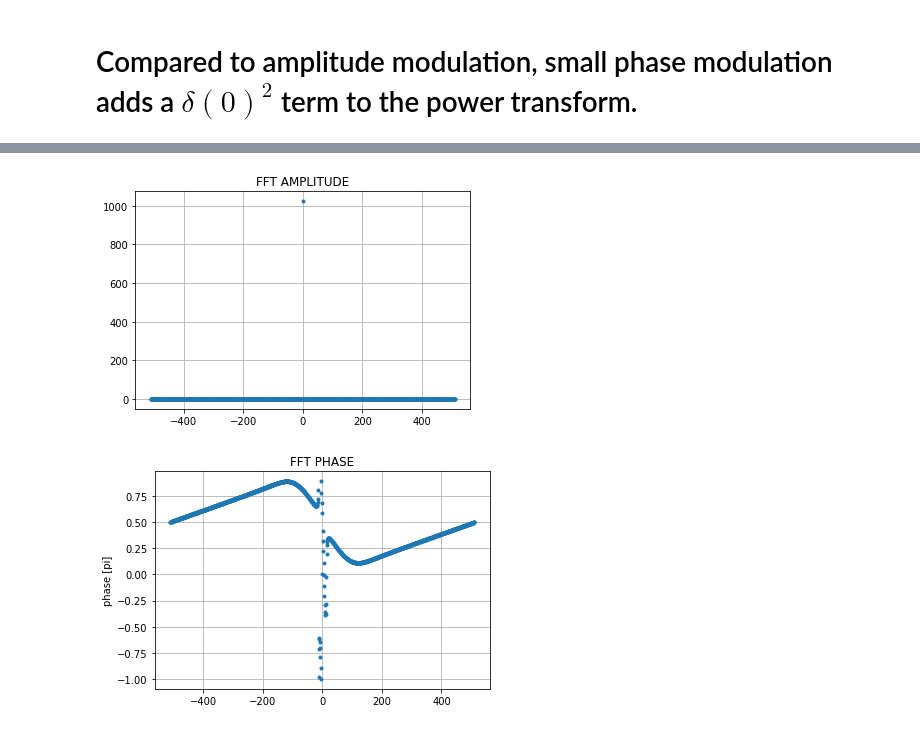
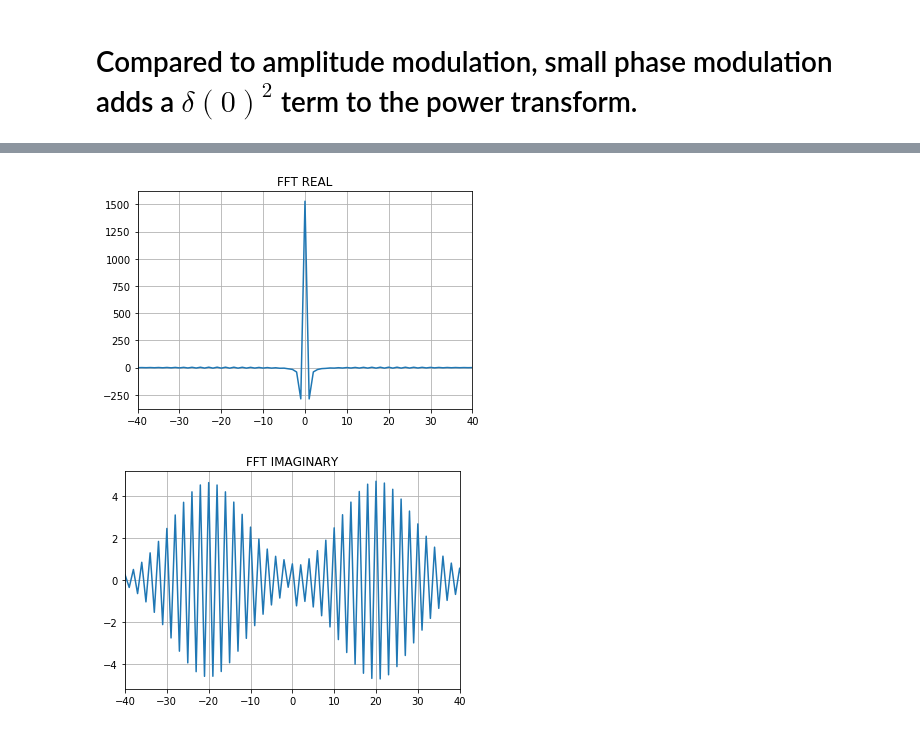
Before and after one commit to chen-pin/sleec, a Jupyter notebook: misc/Arbitrary_Phase_Modulation_1D.ipynb, the cells around one changed output, grey strips where cells are left out. Saved outputs shown, nothing was run; the diff lists cells and outputs as text; code cells hidden in the pictures.

Commit message:
Update ipynb on 1-D phase modulation

```diff
--- a/misc/Arbitrary_Phase_Modulation_1D.ipynb
+++ b/misc/Arbitrary_Phase_Modulation_1D.ipynb
@@ -112,9 +121,14 @@ x = np.linspace(0, 1, n_pts)
 # %%
 # Symmetric Part
-A = 1e-3
 # A = 0.0
-w = 0.005
-sym = A*np.exp(-(x/w)**2)
+# # A = 0.0
+# w = 0.005
+# sym = A*np.exp(-(x/w)**2)
+A = 0.1
+freq = 20
+win_w = 0.5/freq
+window = np.exp(-(x/win_w)**2)
+sym = A*np.cos(2*np.pi*freq*x)*window
 # %%
 plt.title('SYMMETRIC PART')
 plt.plot(x, sym, 'k')
@@ -124,10 +138,11 @@ plt.grid(True, 'both')
 # %%
 # Antisymmetric Part
-B = 1e-3
-win_w = 0.01
-window = np.exp(-x**2/win_w)
-# B = 0.0
-antisym = B*np.sin(2*np.pi*4*x)*window
+B = 0.1
+# freq = 20
+# win_w = 0.5/freq
+window = np.exp(-(x/win_w)**2)
+antisym = B*np.sin(2*np.pi*freq*x)*window
+# antisym = B*np.sin(2*np.pi*freq*x)
 # %%
 plt.title('ANTI-SYMMETRIC PART')
 plt.plot(x, antisym, 'k')
@@ -146,6 +161,6 @@ plt.grid(True)
 # %%
 # Modulated Wave
-wv = np.exp(1j*f)
+wv = orig_ftn*np.exp(1j*f)
 # wv = f
 # wv = np.exp(1j*2*np.pi*50*x)*np.exp(1j*f)
 # %%
@@ -169,3 +184,4 @@ p = np.fft.fftfreq(n_pts, delta_x)
 amplitude = np.absolute(wv_fft)
 phase = np.angle(wv_fft)
 # phase = np.arctan2(np.imag(wv_fft), np.real(wv_fft))
+sort_ndx = np.argsort(p)
@@ -172,15 +212,14 @@ phase = np.angle(wv_fft)
 # %%
-plt.title('FFT AMPLITUDE')
-plt.plot(p, amplitude, '.')
-# plt.xlim(90, 110)
+plt.title('FFT REAL')
+plt.plot(p[sort_ndx], np.real(wv_fft[sort_ndx]))
+plt.xlim(-2*freq, 2*freq)
 plt.grid(True)
 # %% [output]
-[figure, old version]
+[figure, new version]
 # %%
-plt.title('FFT PHASE')
-plt.plot(p, phase/np.pi, '.')
-# plt.xlim(90, 110)
-plt.ylabel('phase [pi]')
+plt.title('FFT IMAGINARY')
+plt.plot(p[sort_ndx], np.imag(wv_fft[sort_ndx]))
+plt.xlim(-2*freq, 2*freq)
 plt.grid(True)
 # %% [output]
-[figure, old version]
+[figure, new version]
```
Also changed, not shown: parts of 13 cells of this notebook, 1 other file.
